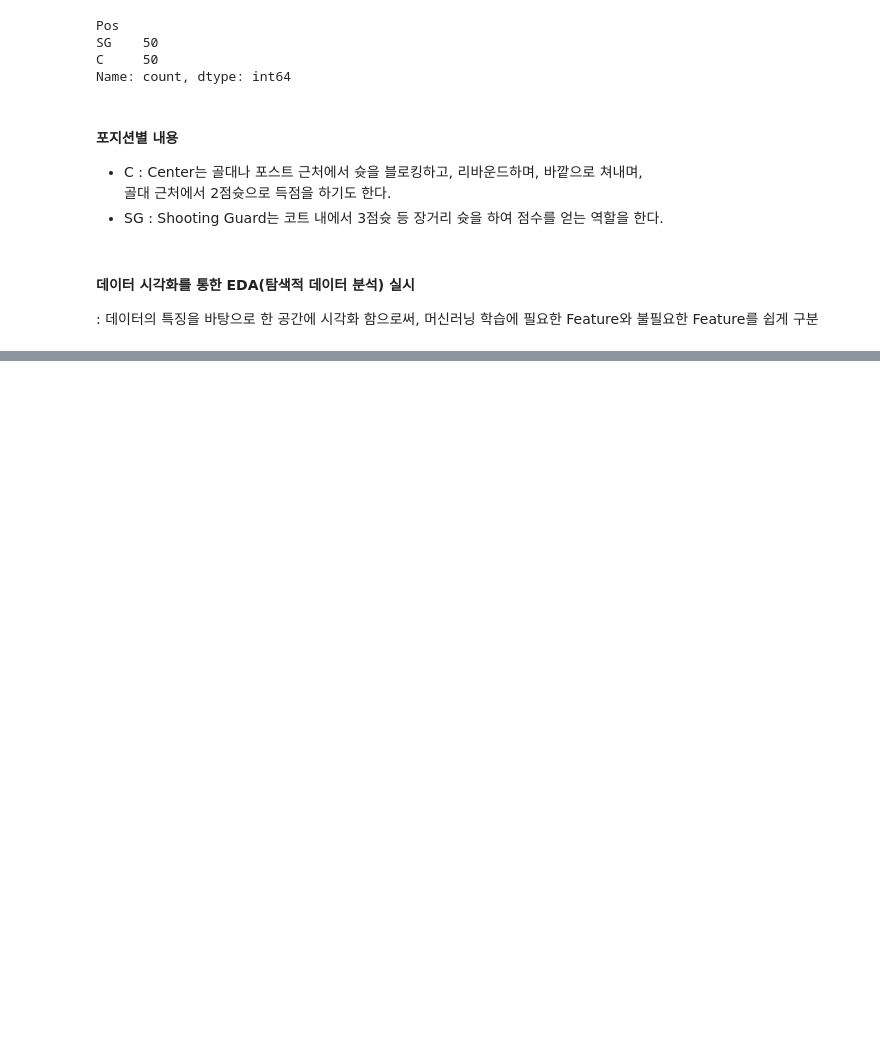
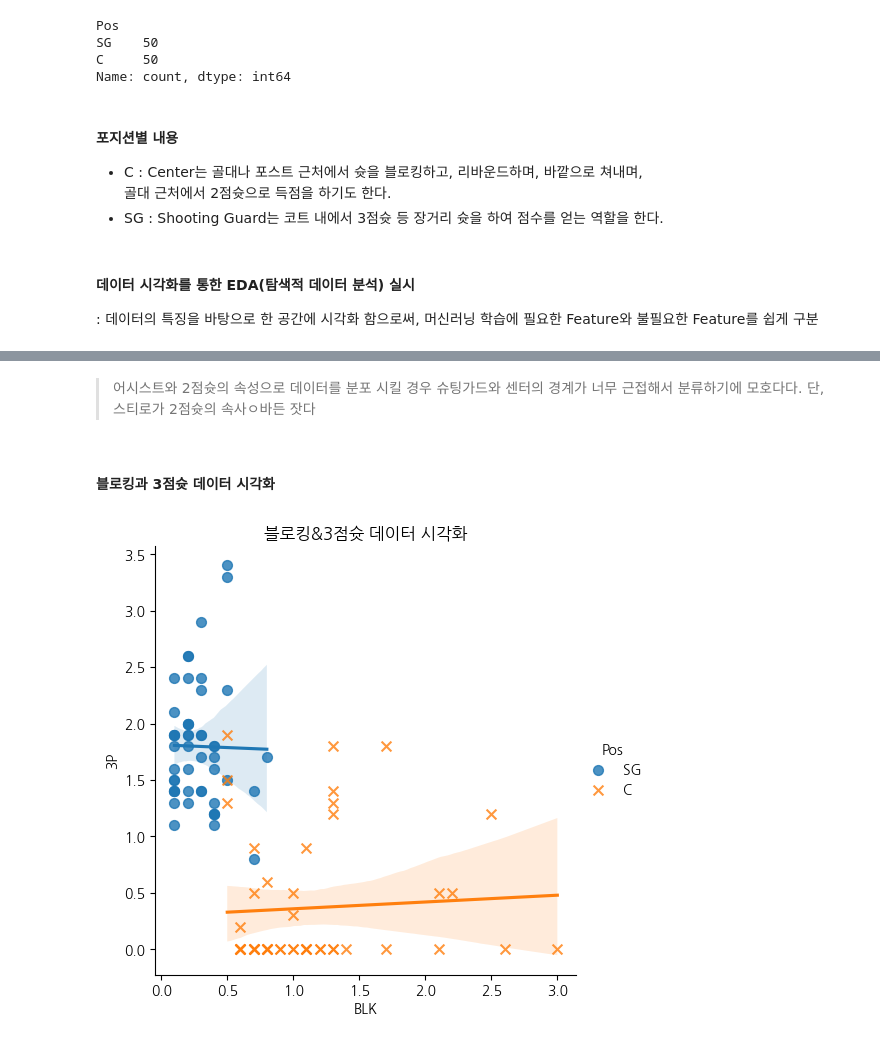
Before and after one commit to Allycane/python-ds-lab, a Jupyter notebook: MachineLearning/Note/10.basketball.ipynb, the cells around one changed output, grey strips where cells are left out. Cells and saved outputs as stored; diff of their text form; code cells hidden in the pictures; blank space fills up the shorter version.

```diff
--- a/MachineLearning/Note/10.basketball.ipynb
+++ b/MachineLearning/Note/10.basketball.ipynb
@@ -61,0 +105,21 @@ Name: count, dtype: int64
+# %% [markdown]
+> 어시스트와 2점슛의 속성으로 데이터를 분포 시킬 경우 슈팅가드와 센터의 경계가 너무 근접해서 분류하기에 모호다다.
+> 단, 스티로가 2점슛의 속사ㅇ바든 잣다
+# %% [markdown]
+#### 블로킹과 3점슛 데이터 시각화
+# %%
+sns.lmplot(
+    x='BLK',
+    y='3P',
+    data=df,
+    fit_reg=True,
+    scatter_kws={'s': 50}, # 좌표상 점의 크기
+    hue='Pos',
+    markers=['o', 'x']
+)
+
+plt.title('블로킹&3점슛 데이터 시각화')
+
+plt.show()
+# %% [output]
+[figure, added]
```
Also changed, not shown: parts of 18 cells of this notebook, 12 other files.
